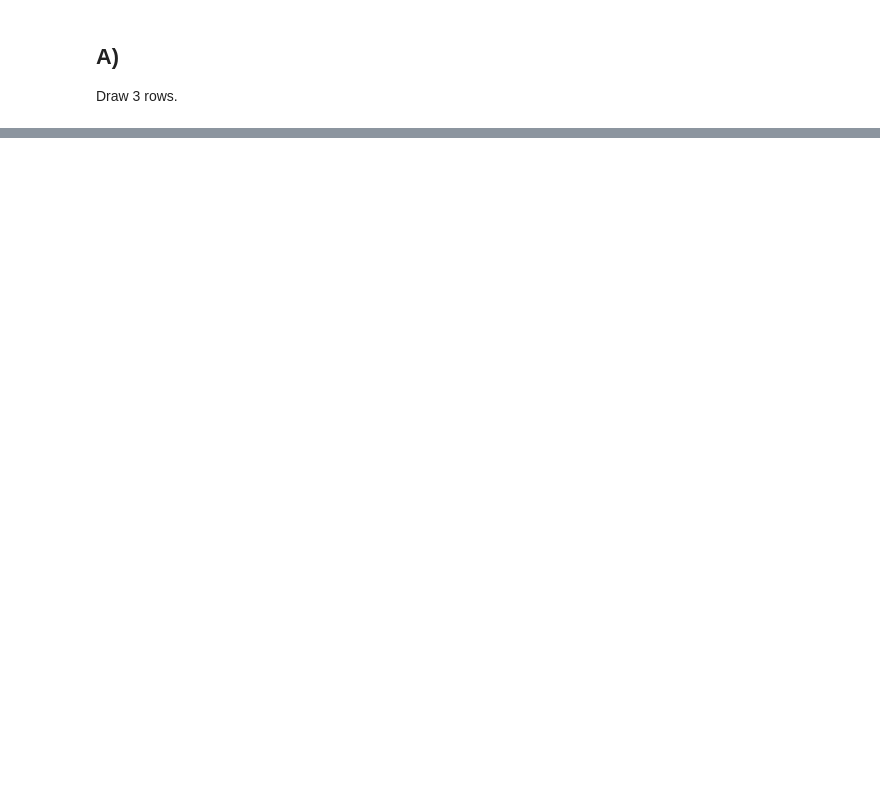
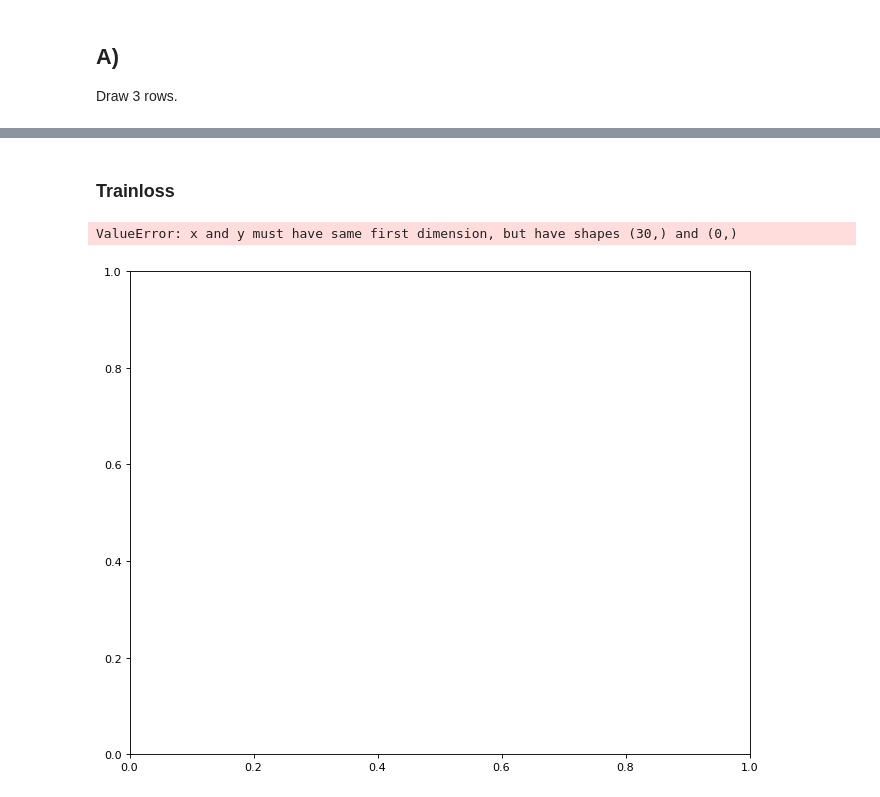
Before and after one commit to Lynch1206/5LSL0_HW, a Jupyter notebook: Assignment3/Code - for students/Ex8.ipynb, the cells around one changed output, grey strips where cells are left out. Drawn from its saved outputs; the diff is of its cells as text; code cells hidden in the pictures; blank space fills up the shorter version.

```diff
--- a/Assignment3/Code - for students/Ex8.ipynb
+++ b/Assignment3/Code - for students/Ex8.ipynb
@@ -221,0 +554,26 @@ optimizer_map = torch.optim.Adam([estimated_latent],lr = learning_rate)
+# %%
+# model_VAE = torch.load(os.path.join(data_loc_ex8,"exercise_Ex8_VAE.ptg"))
+no_iterations = 1000
+learning_rate = 1e-2
+beta = 0.01
+estimated_latent = nn.Parameter(torch.randn(10,16))
+# optimizer_map = torch.optim.Adam([estimated_latent],lr = learning_rate)
+optimizer_map = torch.optim.Adam([estimated_latent],lr = learning_rate)
+no_epochs = 30
+loss_iter = []
+loss = 0
+
+loss_epoch = []
+loss_iter_test = []
+loss_epoch_test = []
+torch.random.manual_seed(0)
+
+for i in tqdm(range(no_iterations)):
+    optimizer_map.zero_grad()
+    _,z_estimate = model_VAE.decoder(estimated_latent)
+    # print(x_noisy_example.shape)
+    # print(z_estimate.shape)
+    loss = ((x_noisy_example-z_estimate)**2).sum() + beta * ((estimated_latent**2).sum())
+    loss.backward()
+    optimizer_map.step()
+    loss_iter.append(loss.item())
@@ -221,0 +610,19 @@ optimizer_map = torch.optim.Adam([estimated_latent],lr = learning_rate)
+# %% [markdown]
+### Trainloss
+# %%
+plt.figure(figsize=(10,8),dpi=80, facecolor='w', edgecolor='k')
+# plt.subplot(1,2,1)
+plt.plot(range(1,no_epochs+1),loss_epoch,label='Loss(train dataset)',linestyle='-')
+plt.plot(range(1,no_epochs+1),loss_epoch_test,label='Loss(test dataset)',linestyle=':')
+plt.legend(loc=1,prop={'size': 15})
+plt.xlabel("Epochs",fontdict={'size':15})
+plt.ylabel("MAP Loss",fontdict={'size':15})
+
+plt.xticks(size=15)
+plt.yticks(size=15)
+plt.grid()
+# plt.savefig(os.path.join(fig_loc,"Ex8_loss.png"),dpi=80,bbox_inches='tight')
+plt.show()
+# %% [output]
+ValueError: x and y must have same first dimension, but have shapes (30,) and (0,)
+[figure, added]
```
Also changed, not shown: parts of 31 cells of this notebook.
